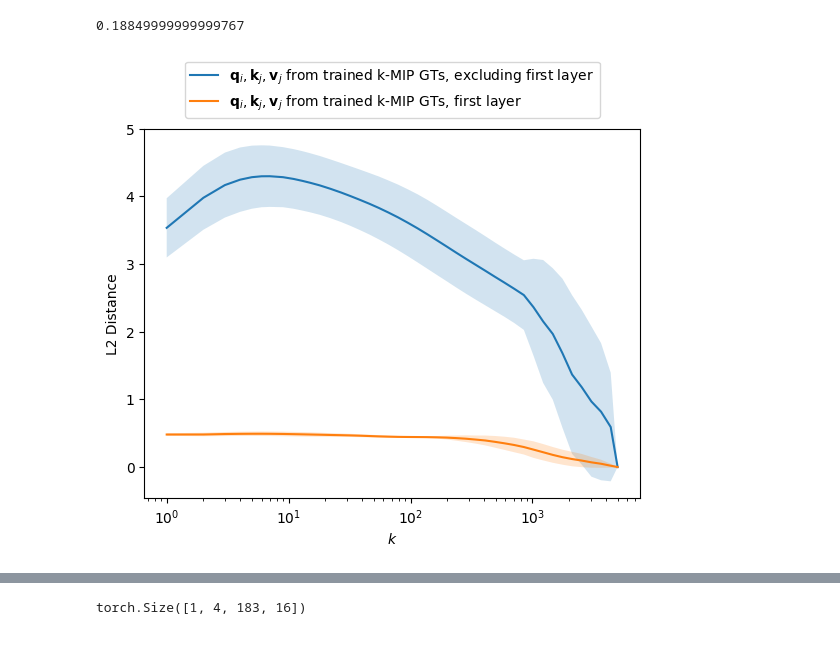
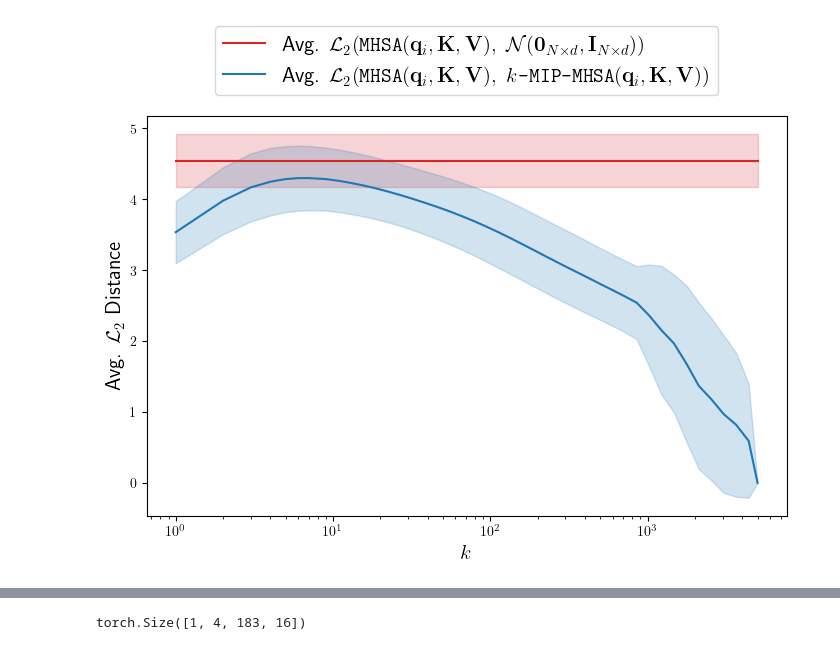
Before and after one commit to JonasDeSchouwer/EfficientSparseAttention, a Jupyter notebook: plotting.ipynb, the cells around one changed output, grey strips where cells are left out. Cells and saved outputs as stored; diff of their text form; code cells hidden in the pictures.

Commit message:
redid plots for L2 distance and cumulative attention weights

```diff
--- a/plotting.ipynb
+++ b/plotting.ipynb
@@ -4,12 +4,15 @@ from matplotlib import pyplot as plt
 import numpy as np
 
 import torch
-# %%
-np.mean([37.092, 36.715])
-np.std([37.092, 36.715])
-# %% [output]
-0.18849999999999767
 # %%
+kmip_color = "C0"
+normal_color = "C3"
+axis_font_size = 15
+legend_font_size = 15
+my_figsize = (8, 5)
+my_subplots_adjustment = {'left': 0.1, 'right': 0.9, 'top': 0.9, 'bottom': 0.1}
+pad_inches = 0.1
+
 # [num_layers, #ks]
 ks = torch.load("approx-output-arc/ks_09.10-13:43.pt")
 avg_l2_distances = torch.load("approx-output-arc/avg_l2_distances_09.10-13:43.pt")
@@ -17,43 +20,47 @@ avg_l2_distances_normal = torch.load("approx-output-arc/avg_l2_distances_normal_
 std_l2_distances = torch.load("approx-output-arc/std_l2_distances_09.10-13:43.pt")
 std_l2_distances_normal = torch.load("approx-output-arc/std_l2_distances_normal_09.10-13:43.pt")
 
 layers = ['layer4', 'layer0', 'layer1', 'layer2', 'layer3']
 
 # average over layers
 avg_avg_l2_distances = avg_l2_distances[torch.tensor([True,False,True,True,True])].mean(dim=0)
 avg_std_l2_distances = 1/(len(layers)-1) * sum([std_l2_distances[i].pow(2) + (avg_l2_distances[i] - avg_avg_l2_distances).pow(2) for i in range(len(layers)) if layers[i] != 'layer0'])
 avg_std_l2_distances = avg_std_l2_distances.sqrt()
 
 l2_distances_random = torch.load("approx-output/avg_l2_distances_09.10-16:51.pt")[:,0]
 std_l2_distances_random = torch.load("approx-output/std_l2_distances_09.10-16:51.pt")[:,0]
 std_l2_distances_random = 1/len(layers) * sum([
     std_l2_distances_random[i].pow(2) + (l2_distances_random[i] - l2_distances_random.mean()).pow(2) for i in range(len(layers))
 ])
 l2_distances_random = l2_distances_random.mean() * torch.ones_like(avg_avg_l2_distances)
 std_l2_distances_random = std_l2_distances_random.sqrt() * torch.ones_like(avg_avg_l2_distances)
 
 # Plot the average L2 distance for each layer
-plt.figure()
+plt.figure(figsize=my_figsize)
+plt.subplots_adjust(**my_subplots_adjustment)
+
 # for i, layer in enumerate(layers):
 #     plt.plot(ks, avg_l2_distances[i], label=layer)
-plt.plot(ks, avg_avg_l2_distances, label="$\mathbf{q}_i, \mathbf{k}_j, \mathbf{v}_j$ from trained k-MIP GTs, excluding first layer")
-plt.fill_between(ks, avg_avg_l2_distances - avg_std_l2_distances, avg_avg_l2_distances + avg_std_l2_distances, alpha=0.2)
+plt.rcParams['text.usetex'] = True
 
-plt.plot(ks, avg_l2_distances[1], label="$\mathbf{q}_i, \mathbf{k}_j, \mathbf{v}_j$ from trained k-MIP GTs, first layer")
-plt.fill_between(ks, avg_l2_distances[1] - std_l2_distances[1], avg_l2_distances[1] + std_l2_distances[1], alpha=0.2)
+plt.plot(ks, l2_distances_random, label=r"Avg. $\mathcal{L}_2 \bigl(\texttt{MHSA}(\mathbf{q}_i, \mathbf{K}, \mathbf{V}), \ \mathcal{N}(\mathbf{0}_{N\times d}, \mathbf{I}_{N\times d})\bigr)$", color=normal_color)
+plt.fill_between(ks, l2_distances_random - std_l2_distances_random, l2_distances_random + std_l2_distances_random, alpha=0.2, color=normal_color)
+
+plt.plot(ks, avg_avg_l2_distances, label=r"Avg. $\mathcal{L}_2 \bigl(\texttt{MHSA}(\mathbf{q}_i, \mathbf{K}, \mathbf{V}), \ k\texttt{-MIP-MHSA}(\mathbf{q}_i, \mathbf{K}, \mathbf{V})\bigr)$", color=kmip_color)
+plt.fill_between(ks, avg_avg_l2_distances - avg_std_l2_distances, avg_avg_l2_distances + avg_std_l2_distances, alpha=0.2, color=kmip_color)
+
+# plt.plot(ks, avg_l2_distances[1], label="$\mathbf{q}_i, \mathbf{K}, \mathbf{V}$ from trained GPS + k-MIP, first layer")
+# plt.fill_between(ks, avg_l2_distances[1] - std_l2_distances[1], avg_l2_distances[1] + std_l2_distances[1], alpha=0.2)
 
 # plt.plot(ks, avg_l2_distances_normal[0], label="$\mathbf{q}_i, \mathbf{k}_j, \mathbf{v}_j \sim \mathcal{N}(\mathbf{0}, \mathbf{I})$")
 # plt.fill_between(ks, avg_l2_distances_normal[0] - std_l2_distances_normal[0], avg_l2_distances_normal[0] + std_l2_distances_normal[0], alpha=0.2)
 
 
-# plt.plot(ks, l2_distances_random, label="random")
-# plt.fill_between(ks, l2_distances_random - std_l2_distances_random, l2_distances_random + std_l2_distances_random, alpha=0.2)
-
-
-plt.xlabel("$k$")
-plt.ylabel("L2 Distance")
+plt.xlabel("$k$", fontsize=axis_font_size)
+plt.ylabel("Avg. $\mathcal{L}_2$ Distance", fontsize=axis_font_size)
 plt.xscale("log")
-plt.legend(bbox_to_anchor=(0.5, 1.2), loc='upper center', ncol=1)
+plt.legend(bbox_to_anchor=(0.5, 1.25), loc='upper center', ncol=1, fontsize=legend_font_size)
+plt.savefig("/home/jonas/ICML-thesis-submission/figures/Approximating-attention-l2-distances.png", bbox_inches="tight", pad_inches=pad_inches)
 plt.show()
 # %% [output]
-[figure, old version]
+[figure, new version]
```
Also changed, not shown: parts of 5 cells of this notebook.
